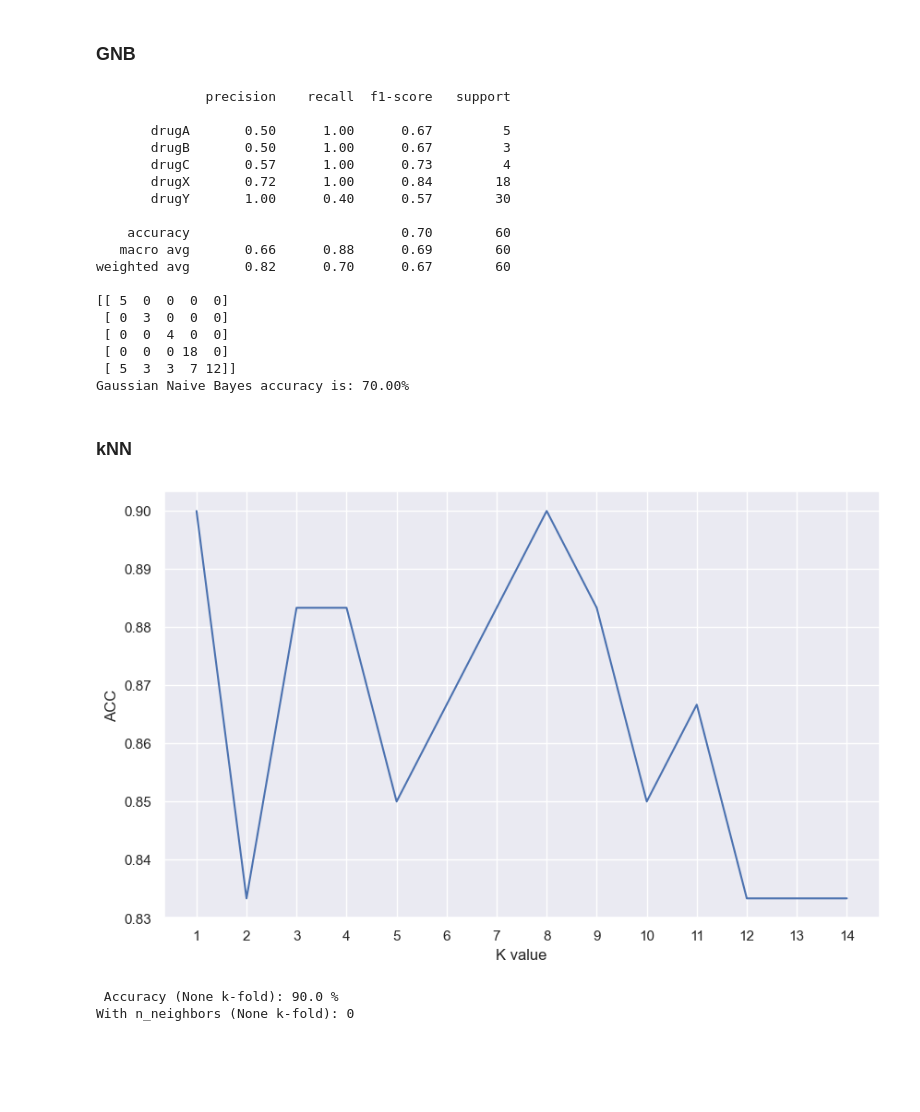
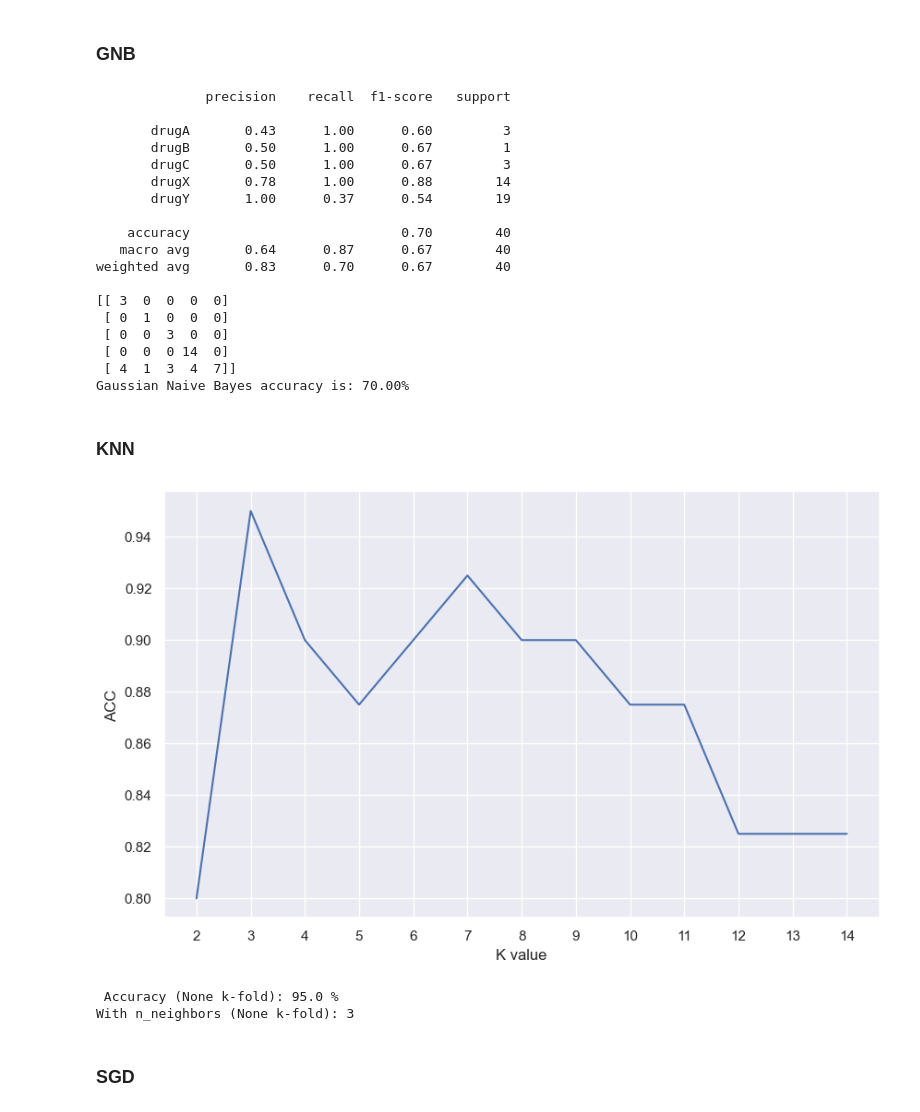
Before and after one commit to HieuTran-Shi/ML-in-healthcare-project, a Jupyter notebook: project.ipynb, the cells around one changed output. Saved outputs shown, nothing was run; the diff lists cells and outputs as text; code cells hidden in the pictures; blank space fills up the shorter version.

```diff
--- a/project.ipynb
+++ b/project.ipynb
@@ -175,7 +175,7 @@ X = df_drug_new.drop(["Drug"], axis = 1)
 y = df_drug_new["Drug"]
 # %%
 from sklearn.model_selection import train_test_split
-X_train, X_test, y_train, y_test = train_test_split(X, y, test_size = 0.3, random_state = 0)
+X_train, X_test, y_train, y_test = train_test_split(X, y, test_size = 0.2, random_state = 0)
 # %% [markdown]
 ### One-hot Encoder
 # %%
@@ -312,41 +310,43 @@ print('Gaussian Naive Bayes accuracy is: {:.2f}%'.format(NB1*100))
 # %% [output]
               precision    recall  f1-score   support
 
-       drugA       0.50      1.00      0.67         5
-       drugB       0.50      1.00      0.67         3
-       drugC       0.57      1.00      0.73         4
-       drugX       0.72      1.00      0.84        18
-       drugY       1.00      0.40      0.57        30
+       drugA       0.43      1.00      0.60         3
+       drugB       0.50      1.00      0.67         1
+       drugC       0.50      1.00      0.67         3
+       drugX       0.78      1.00      0.88        14
+       drugY       1.00      0.37      0.54        19
 
-    accuracy                           0.70        60
-   macro avg       0.66      0.88      0.69        60
-weighted avg       0.82      0.70      0.67        60
+    accuracy                           0.70        40
+   macro avg       0.64      0.87      0.67        40
+weighted avg       0.83      0.70      0.67        40
 
-[[ 5  0  0  0  0]
- [ 0  3  0  0  0]
- [ 0  0  4  0  0]
- [ 0  0  0 18  0]
- [ 5  3  3  7 12]]
+[[ 3  0  0  0  0]
+ [ 0  1  0  0  0]
+ [ 0  0  3  0  0]
+ [ 0  0  0 14  0]
+ [ 4  1  3  4  7]]
 Gaussian Naive Bayes accuracy is: 70.00%
 # %% [markdown]
-### kNN
+### KNN
 # %%
 knn_list = []
-for i in range(1,15):
+for i in range(2,15):
     knn = neighbors.KNeighborsClassifier(n_neighbors = i)
     knn.fit(X_train, y_train)
     knn_acc = knn.score(X_test , y_test)
     knn_list.append(knn_acc)
 plt.figure(figsize=(10,6))
-plt.plot(range(1,15), knn_list)
-plt.xticks(np.arange(1,15,1))
+plt.plot(range(2,15), knn_list)
+plt.xticks(np.arange(2,15,1))
 plt.xlabel("K value")
 plt.ylabel("ACC")
 plt.show()
 KNAccMax = max(knn_list)
 print('\n Accuracy (None k-fold):', (KNAccMax*100).round(2), '%')
-print("With n_neighbors (None k-fold):", knn_list.index(KNAccMax))
+print("With n_neighbors (None k-fold):", knn_list.index(KNAccMax)+2)
 # %% [output]
-[figure, old version]
+[figure, new version]
- Accuracy (None k-fold): 90.0 %
-With n_neighbors (None k-fold): 0
+ Accuracy (None k-fold): 95.0 %
+With n_neighbors (None k-fold): 3
+# %% [markdown]
+### SGD
```
Also changed, not shown: parts of 21 cells of this notebook.
